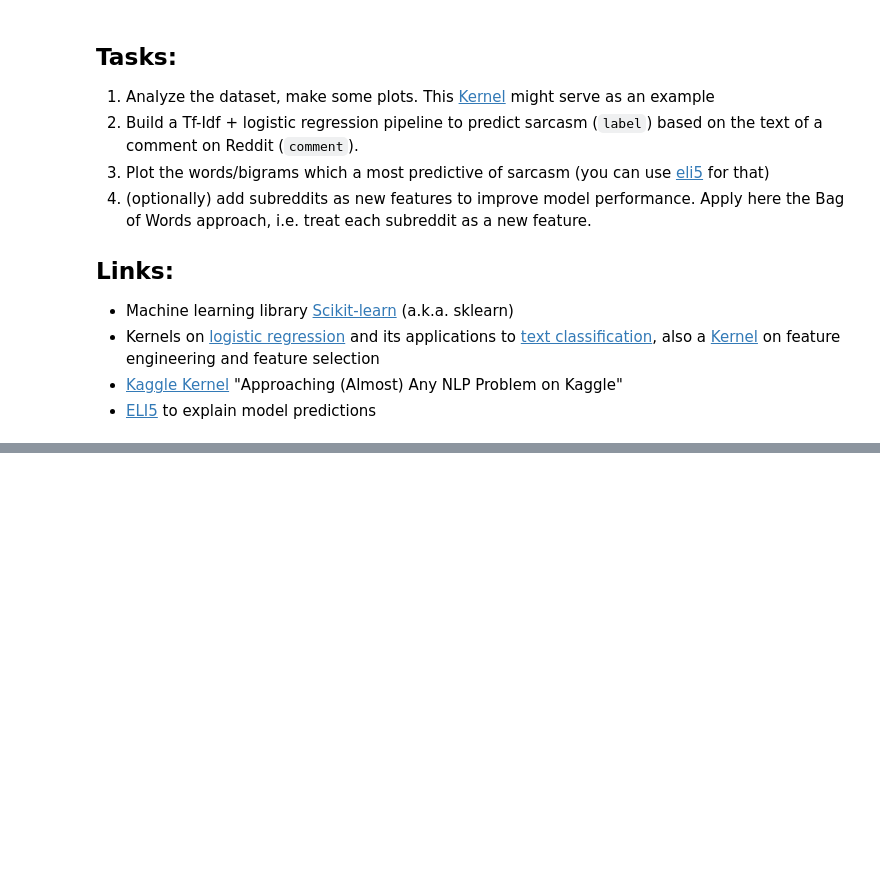
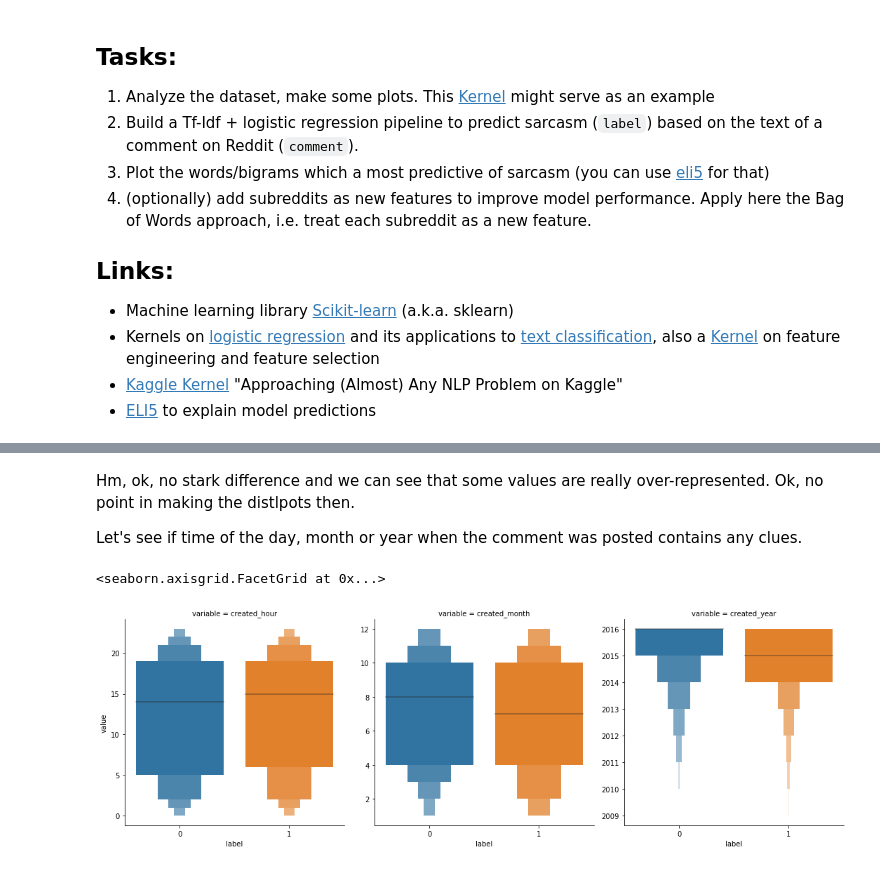
Before and after one commit to tadejsv/mlcourse.ai, a Jupyter notebook: jupyter_english/assignments_demo/assignment04_sarcasm_detection_with_logit.ipynb, the cells around one changed output, grey strips where cells are left out. Saved outputs shown, nothing was run; the diff lists cells and outputs as text; code cells hidden in the pictures; blank space fills up the shorter version.

```diff
--- a/jupyter_english/assignments_demo/assignment04_sarcasm_detection_with_logit.ipynb
+++ b/jupyter_english/assignments_demo/assignment04_sarcasm_detection_with_logit.ipynb
@@ -92,0 +137,21 @@ train_texts, valid_texts, y_train, y_valid = \
+# %% [markdown]
+Hm, ok, no stark difference and we can see that some values are really over-represented. Ok, no point in making the distlpots then.
+
+Let's see if time of the day, month or year when the comment was posted contains any clues.
+# %%
+train_df["created_utc"] = pd.to_datetime(train_df["created_utc"])
+train_df["created_hour"] = train_df["created_utc"].dt.hour
+train_df["created_month"] = train_df["created_utc"].dt.month
+train_df["created_year"] = train_df["created_utc"].dt.year
+
+time_df = train_df[["created_hour", "created_month", "created_year", "label"]]
+time_df = time_df.melt(
+    value_vars=["created_hour", "created_month", "created_year"], id_vars="label"
+)
+
+sns.catplot(
+    col="variable", y="value", x="label", data=time_df, kind="boxen", sharey=False
+)
+# %% [output]
+<seaborn.axisgrid.FacetGrid at 0x...>
+[figure, added]
```
Also changed, not shown: parts of 31 cells of this notebook, 3 other files.
